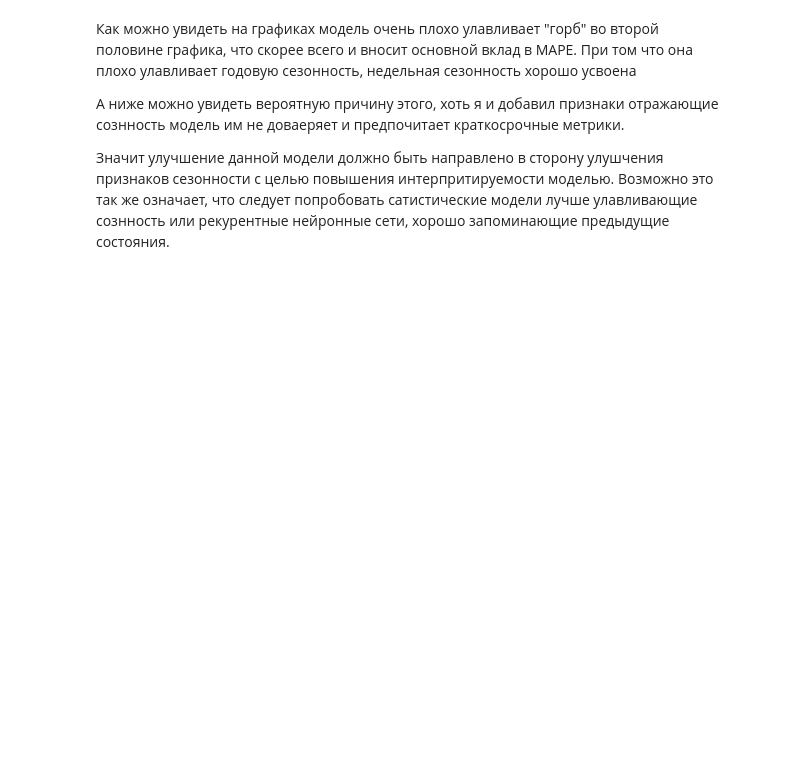
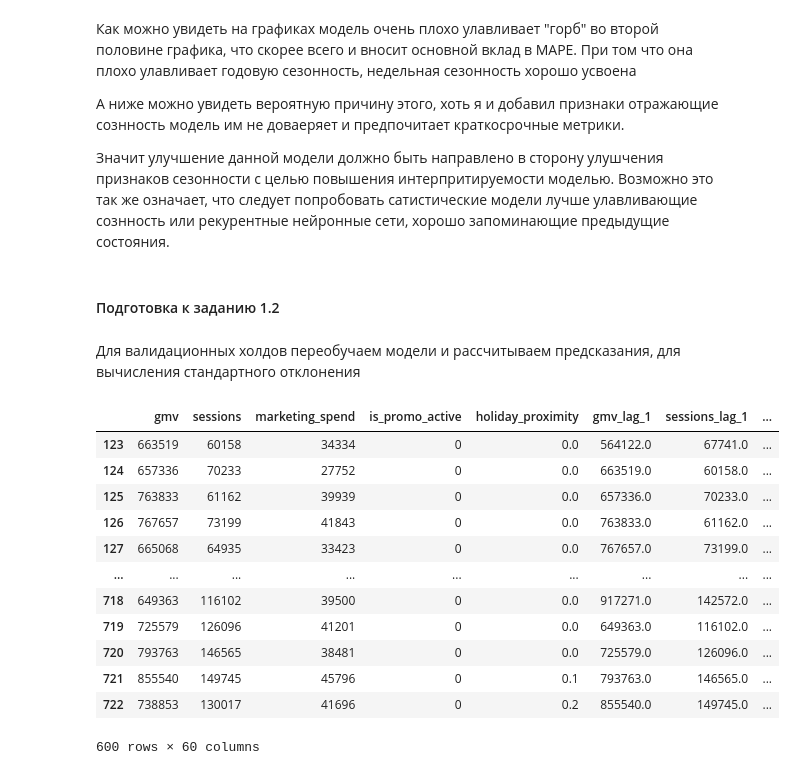
Before and after one commit to RabochiyYan/Ozon_test, a Jupyter notebook: Task_1.1.ipynb, the cells around one changed output. Cells and saved outputs as stored; diff of their text form; code cells hidden in the pictures; blank space fills up the shorter version.

Commit message:
Подготовка значения для задания 1.2
Записал предсказания моделей для валидационных холдов для расчета стандартного отклонения.

```diff
--- a/Task_1.1.ipynb
+++ b/Task_1.1.ipynb
@@ -1392,5 +1524,70 @@ for h in range(1, 8):
 А ниже можно увидеть вероятную причину этого, хоть я и добавил признаки отражающие сознность модель им не доваеряет и предпочитает краткосрочные метрики.
 
 Значит улучшение данной модели должно быть направлено в сторону улушчения признаков сезонности с целью повышения интерпритируемости моделью. Возможно это так же означает, что следует попробовать сатистические модели лучше улавливающие сознность или рекурентные нейронные сети, хорошо запоминающие предыдущие состояния.
+# %% [markdown]
+#### Подготовка к заданию 1.2
 # %%
 test.to_csv('test.csv')
+# %% [markdown]
+Для валидационных холдов переобучаем модели и рассчитываем  предсказания, для вычисления стандартного отклонения
+# %%
+preds = []
+
+for h in range(1, 8):
+    import optuna
+    from sklearn.model_selection import TimeSeriesSplit, cross_val_score
+    from sklearn.metrics import mean_absolute_percentage_error
+    import csv
+    from tqdm import tqdm
+
+    X, y = train_val[models[f'h{h}']['best_features']], train_val[f'gmv_h{h}']
+    best_params = models[f'h{h}']['best_params']
+
+
+    valid_holds = []
+    val_indexes = []
+
+    # Кросс-валидационная оценка
+    for train_idx, val_idx in tscv.split(X):
+
+        X_train, X_val = X.iloc[train_idx], X.iloc[val_idx]
+        y_train, y_val = y.iloc[train_idx], y.iloc[val_idx]
+
+        train_set = lgb.Dataset(X_train, label=y_train)
+        val_set = lgb.Dataset(X_val, label=y_val, reference=train_set)
+
+        callbacks = [
+            lgb.early_stopping(stopping_rounds=100, verbose=False),  # Отключаем логи ранней остановки
+            lgb.log_evaluation(period=0),  # period=0 полностью отключает логи
+        ]
+        model = lgb.train(best_params, train_set, valid_sets=[val_set], num_boost_round=1000,
+                          callbacks=callbacks)
+
+
+        y_pred = model.predict(X_val, num_iteration=model.best_iteration)
+
+        valid_hold = pd.Series(y_pred, index=val_idx, name=f'h{h}_pred')
+        valid_holds.append(valid_hold)
+        val_indexes += list(val_idx)
+
+    valid_holds = pd.concat(valid_holds, axis=0)
+    preds.append(valid_holds)
+
+preds = pd.concat(preds, axis=1)
+val = train_val.iloc[val_indexes]
+val_holds_full = pd.concat([val, preds], axis=1)
+val_holds_full
+# %% [output]
+|  | gmv | sessions | marketing_spend | is_promo_active | holiday_proximity | gmv_lag_1 | sessions_lag_1 | ... |
+| 123 | 663519 | 60158 | 34334 | 0 | 0.0 | 564122.0 | 67741.0 | ... |
+| 124 | 657336 | 70233 | 27752 | 0 | 0.0 | 663519.0 | 60158.0 | ... |
+| 125 | 763833 | 61162 | 39939 | 0 | 0.0 | 657336.0 | 70233.0 | ... |
+| 126 | 767657 | 73199 | 41843 | 0 | 0.0 | 763833.0 | 61162.0 | ... |
+| 127 | 665068 | 64935 | 33423 | 0 | 0.0 | 767657.0 | 73199.0 | ... |
+| ... | ... | ... | ... | ... | ... | ... | ... | ... |
+| 718 | 649363 | 116102 | 39500 | 0 | 0.0 | 917271.0 | 142572.0 | ... |
+| 719 | 725579 | 126096 | 41201 | 0 | 0.0 | 649363.0 | 116102.0 | ... |
+| 720 | 793763 | 146565 | 38481 | 0 | 0.0 | 725579.0 | 126096.0 | ... |
+| 721 | 855540 | 149745 | 45796 | 0 | 0.1 | 793763.0 | 146565.0 | ... |
+| 722 | 738853 | 130017 | 41696 | 0 | 0.2 | 855540.0 | 149745.0 | ... |
+600 rows × 60 columns
```
Also changed, not shown: parts of 7 cells of this notebook, 2 other files.
